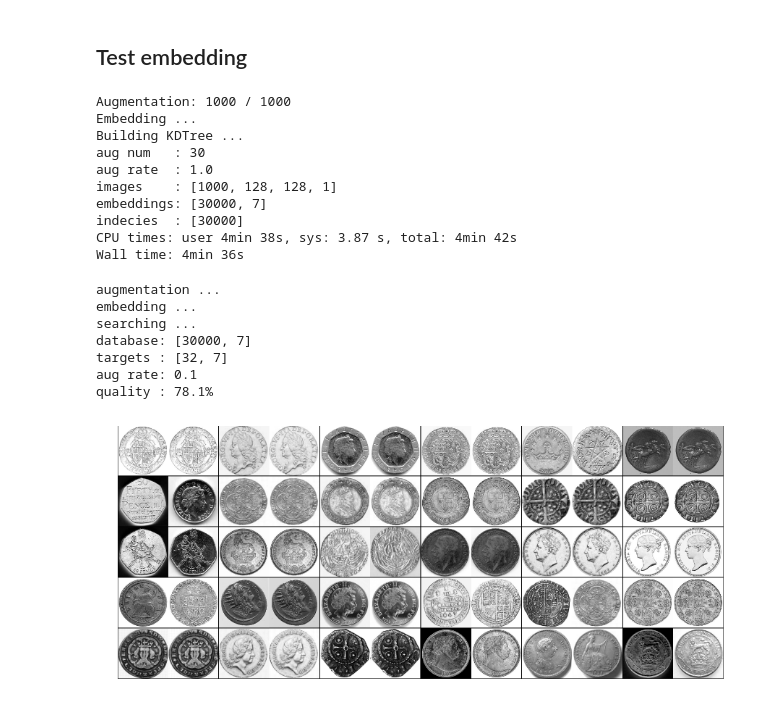
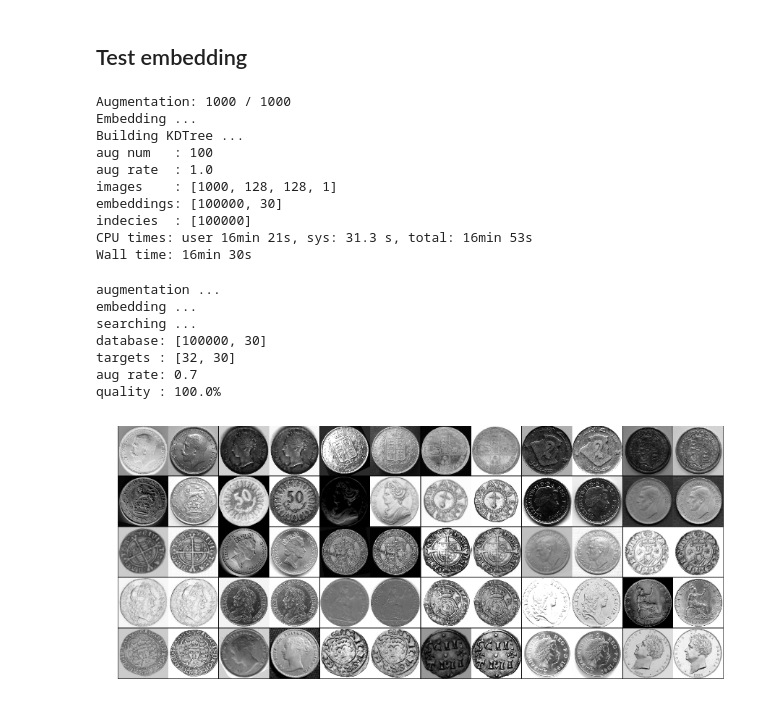
Before and after one commit to RomanKoshelev/deepcoins, a Jupyter notebook: embedding_model.ipynb, the cells around one changed output. Saved outputs shown, nothing was run; the diff lists cells and outputs as text; code cells hidden in the pictures.

```diff
--- a/embedding_model.ipynb
+++ b/embedding_model.ipynb
@@ -73,7 +73,6 @@ class EmbeddingModel():
         return C
 
     def build(self, joint_similarity):
-        assert self.data.data_size>0, "Model data is not loaded"
         tf.reset_default_graph()
         self._graph = tf.Graph()
         image_shape = self.data.image_shape
@@ -94,11 +93,7 @@ class EmbeddingModel():
         self._session = tf.Session(graph=self._graph, config=tf.ConfigProto(gpu_options=gpu_options))
         self._session.run(self.init_op)
 
-        self._is_built = True
-
     def train(self, step_num, learning_rate = 1e-4, log_every=1):
-        assert self._is_built, "Model is not built"
-
         def augment(imgs):
             augmented = np.zeros_like(imgs)
             for i in range(len(imgs)):
@@ -225,13 +222,13 @@ if global_run_tests:
 Augmentation: 1000 / 1000
 Embedding ...
 Building KDTree ...
-aug num   : 30
+aug num   : 100
 aug rate  : 1.0
 images    : [1000, 128, 128, 1]
-embeddings: [30000, 7]
-indecies  : [30000]
-CPU times: user 4min 38s, sys: 3.87 s, total: 4min 42s
-Wall time: 4min 36s
+embeddings: [100000, 30]
+indecies  : [100000]
+CPU times: user 16min 21s, sys: 31.3 s, total: 16min 53s
+Wall time: 16min 30s
 # %%
 %%time
 def find_nearest(tree, targets):
@@ -266,36 +263,36 @@ def test_search_images(model, database, images, num, aug_rate):
     print("augmentation ...")
     for i in range(len(target_images)):
         target_images[i] = augment(target_images[i], use_cache = False, rate=aug_rate)
 
     print("embedding ...")
     targets_emb = model.embed_images(target_images)
 
     print("searching ...")
     nearest_idx, distances = find_nearest(tree, targets_emb)
     original_idx   = database_idx[nearest_idx]
     nearest_images = database_img[original_idx]
 
     quality = np.sum(original_idx == target_idx) / len(target_idx) * 100
 
     print("database:", list(database_emb.shape))
     print("targets :", list(targets_emb.shape))
     print("aug rate: %.1f" % aug_rate)
     print("quality : %.1f%%" % quality)
     show_results(target_images, nearest_images, num)
 
 if global_run_tests:
     test_search_images(
         model    = _emb_model,
         database = _emb_database,
         images   = _emb_model.data.test_images,
-        aug_rate = .1,
+        aug_rate = .7,
         num      = 32)
 # %% [output]
 augmentation ...
 embedding ...
 searching ...
-database: [30000, 7]
-targets : [32, 7]
-aug rate: 0.1
-quality : 78.1%
+database: [100000, 30]
+targets : [32, 30]
+aug rate: 0.7
+quality : 100.0%
-[figure, old version]
+[figure, new version]
```
Also changed, not shown: parts of 5 cells of this notebook, 3 other files.
